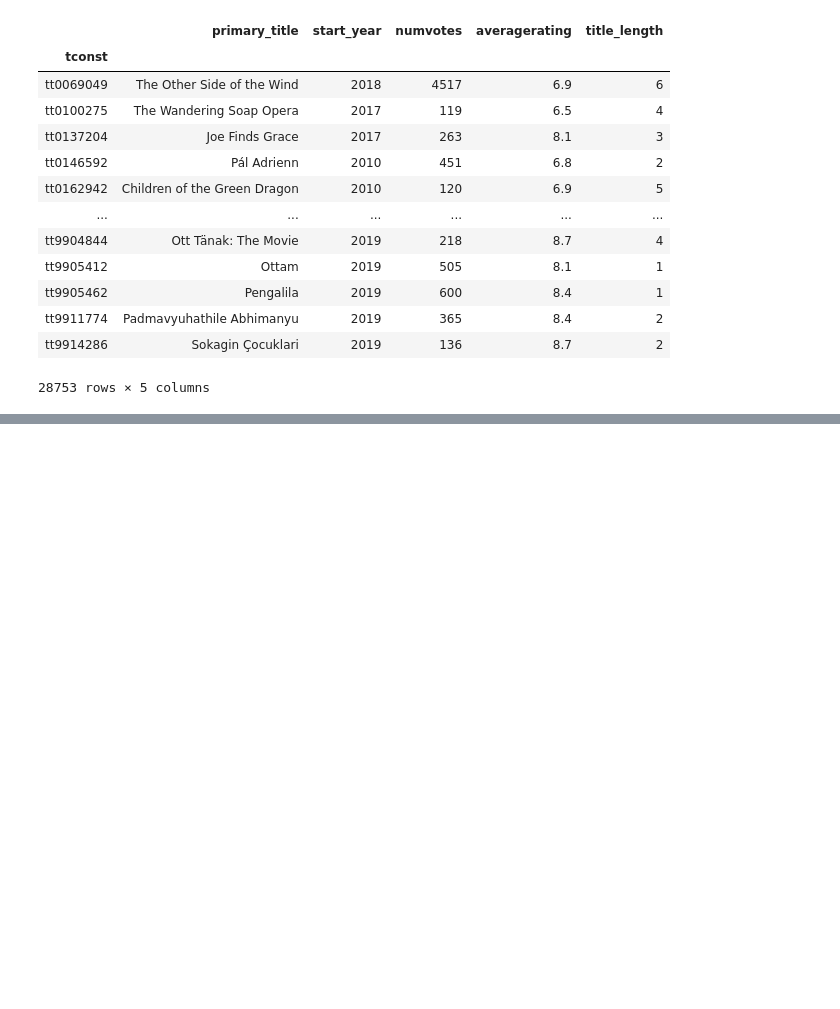
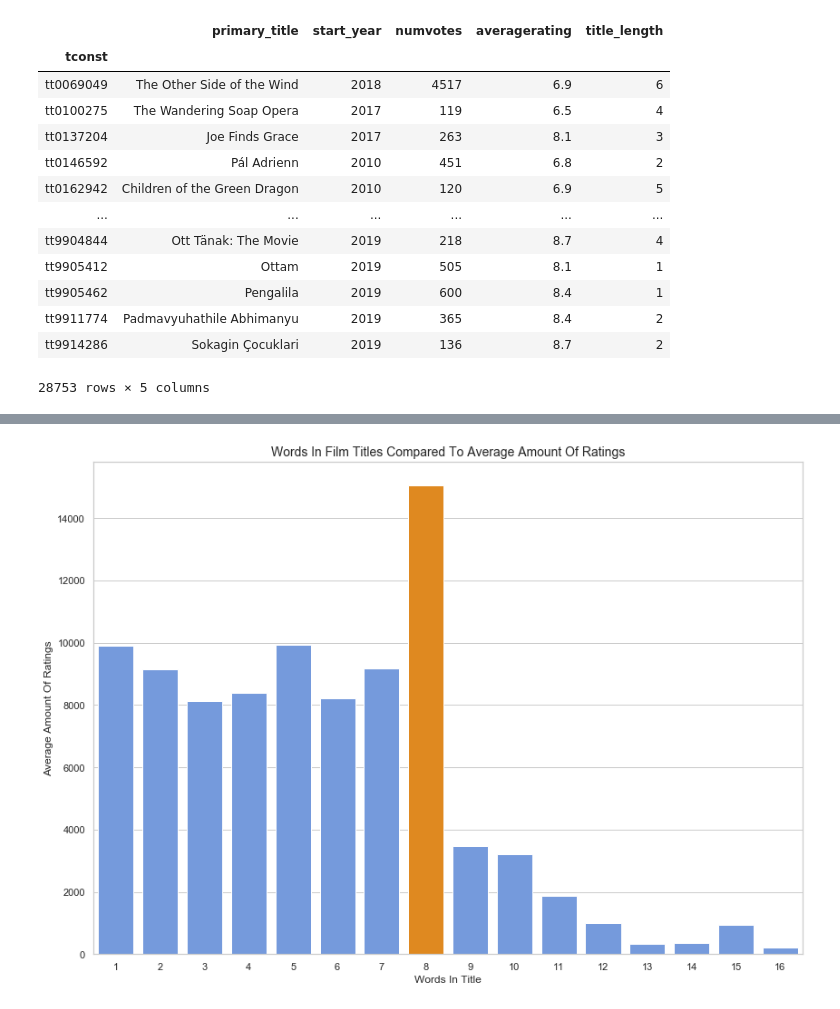
Before and after one commit to stevenzych/movie-analysis, a Jupyter notebook: steven_average_rating_and_title_length.ipynb, the cells around one changed output, grey strips where cells are left out. Saved outputs shown, nothing was run; the diff lists cells and outputs as text; code cells hidden in the pictures; blank space fills up the shorter version.

```diff
--- a/steven_average_rating_and_title_length.ipynb
+++ b/steven_average_rating_and_title_length.ipynb
@@ -178,0 +192,9 @@ plt.plot(br2['title_length'].value_counts().sort_index());
+# %%
+# New list to hold total ratings for all films with same length
+
+total_ratings_by_length = [0,0,0,0,0,0,0,0,0,0,0,0,0,0,0,0,0]
+
+for i in range(0,len(br2)):
+    votes = br2['numvotes'][i]
+    x = br2['title_length'][i]
+    total_ratings_by_length[x] += votes
@@ -178,0 +206,8 @@ plt.plot(br2['title_length'].value_counts().sort_index());
+# %%
+# Do the same as above but make a list of how many movies for each title length
+
+total_films_w_length = [0,0,0,0,0,0,0,0,0,0,0,0,0,0,0,0,0]
+
+for i in range(0,len(br2)):
+    x = br2['title_length'][i]
+    total_films_w_length[x] += 1
@@ -178,0 +219,10 @@ plt.plot(br2['title_length'].value_counts().sort_index());
+# %%
+# One last loop to make an average amount of ratings by title length
+
+avg_amnt_ratings = []
+
+for i in range(1,17):
+    ratings = total_ratings_by_length[i]
+    total = total_films_w_length[i]
+    x = (ratings/total)
+    avg_amnt_ratings.append(x)
@@ -178,0 +234,9 @@ plt.plot(br2['title_length'].value_counts().sort_index());
+# %%
+ax = plt.subplots(figsize=(14,10))
+lengths = list(range(1,17))
+colors = ["cornflowerblue" if (x < 10000) else 'darkorange' for x in avg_amnt_ratings]
+ax = sns.barplot(x=lengths, y=avg_amnt_ratings, palette=colors)
+ax.set(xlabel='Words In Title', ylabel='Average Amount Of Ratings')
+ax.axes.set_title("Words In Film Titles Compared To Average Amount Of Ratings",fontsize=14);
+# %% [output]
+[figure, added]
```
Also changed, not shown: parts of 15 cells of this notebook, 2 other files.
